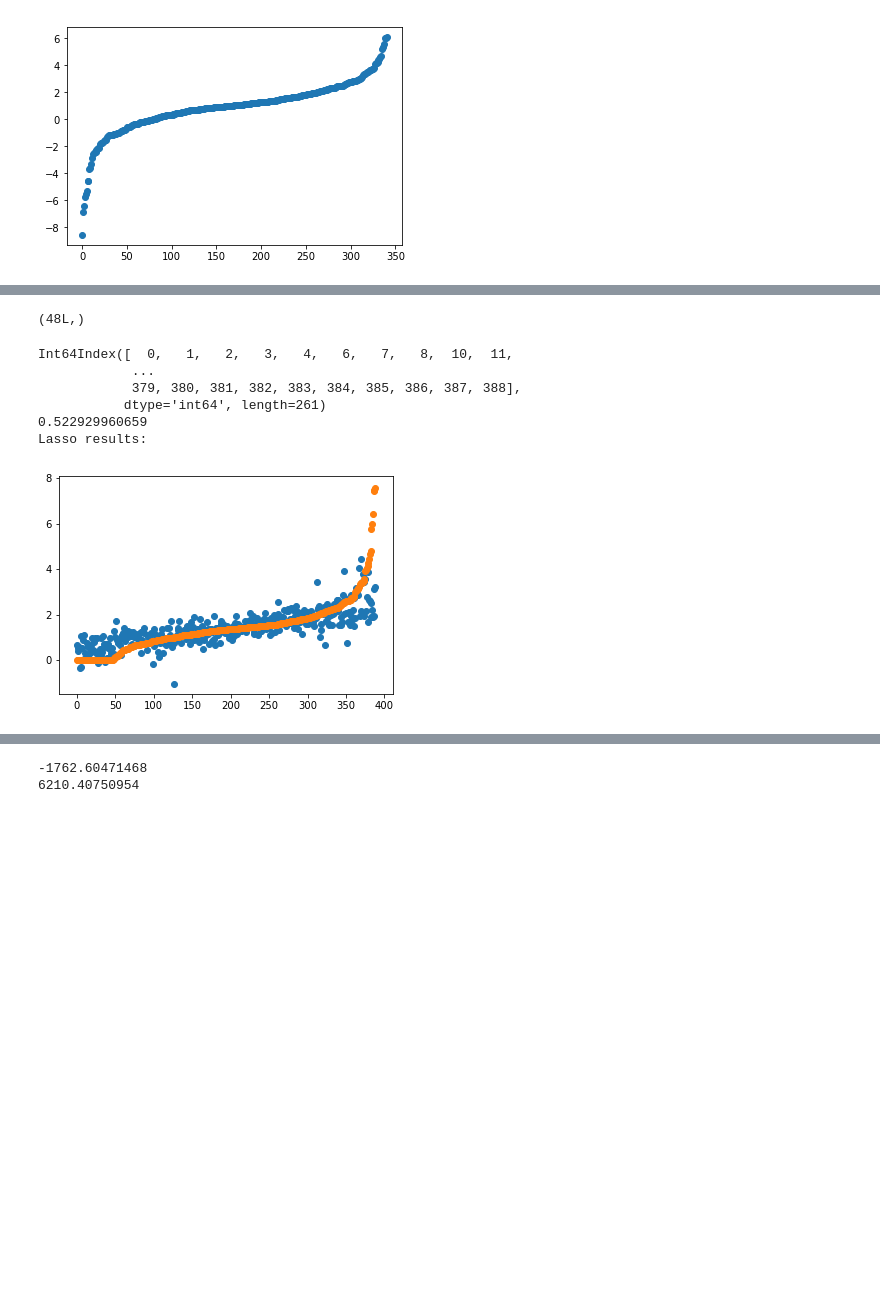
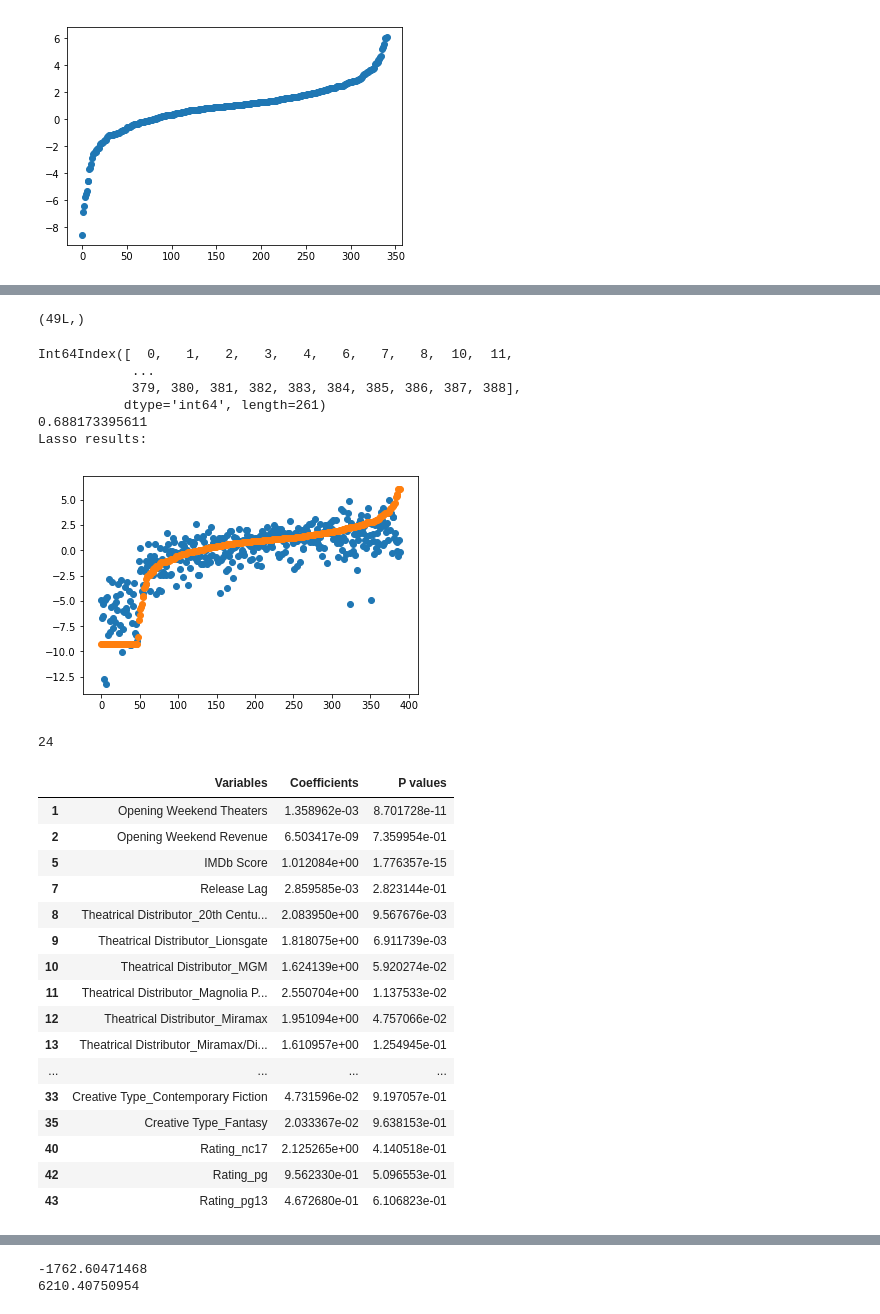
Before and after one commit to jasonyzhao/MetricsB, a Jupyter notebook: MetricsB.ipynb, the cells around one changed output, grey strips where cells are left out. Saved outputs shown, nothing was run; the diff lists cells and outputs as text; code cells hidden in the pictures; blank space fills up the shorter version.

Commit message:
using statsmethod for lasso instead of sklearn

```diff
--- a/MetricsB.ipynb
+++ b/MetricsB.ipynb
@@ -17,12 +19,15 @@ from sklearn.linear_model import Ridge
 
 df = pd.read_table("horror.txt", delimiter = '\t',parse_dates=True,infer_datetime_format=True,date_parser=pd.to_datetime)
 df['ROI'] = df['Worldwide Box Office']/df['Production Budget']#
-print df['ROI']
+#print df['ROI']
+minroi = np.min(df[df['ROI']>0]['ROI'])
+print minroi
 df['log ROI'] = df['ROI'].apply(lambda x: np.log(x) if x>0 else None)
-df['adj log ROI']= df['ROI'].apply(lambda x: np.log(x+0.000192307692308/2)) #if x>0 else -100)
+df['adj log ROI']= df['ROI'].apply(lambda x: np.log(x) if x>0 else np.log(x+minroi/2)) #if x>0 else -100)
 df['cube root ROI'] = df['ROI'].apply(lambda x : x**(1.0/3))
-print df['cube root ROI']
+#print df['cube root ROI']
 #print df['ROI']
 #print df.iloc[0:15]
 #print df.columns
+df
 # %% [output]
@@ -50,6 +53,6 @@ Name: cube root ROI, dtype: float64
 # %%
 ptest = df[['Title', 'Released','Released Worldwide', 'Year', 'Theatrical Distributor','Source','Creative Type', \
-            'Production Budget', 'Opening Weekend Theaters', 'Opening Weekend Revenue', 'Worldwide Box Office',\
+            'Production Budget', 'Opening Weekend Theaters', 'Opening Weekend Revenue',\
             'Jumps', 'Rating', 'Runtime', 'IMDb Score']]
 #print(df[['Title', 'Jumps']])
 # for i in df:
@@ -64,6 +67,10 @@ ptest = df[['Title', 'Released','Released Worldwide', 'Year', 'Theatrical Distri
 ptest['Released'] = pd.to_datetime(ptest['Released'], infer_datetime_format=True)
 ptest['Released Worldwide'] = pd.to_datetime(ptest['Released Worldwide'], infer_datetime_format=True)
 #print ptest['Released']
-plt.plot(ptest['Worldwide Box Office'])
-plt.show()
+#plt.plot(ptest['Worldwide Box Office'])
+#plt.show()
+ptest['Month'] = ptest['Released'].apply(lambda x: x.month)
+ptest['Release Lag'] = ptest['Released Worldwide']-ptest['Released']
+ptest['Release Lag'] = ptest['Release Lag'].apply(lambda x: x.total_seconds()/3600.0/24.0)
+ptest
 # %% [output]
@@ -199,7 +192,7 @@ print dummies.columns.shape
 #dummies[dummies['Runtime']<=60]
 #dummies = dummies['Runtime'].fillna(90)
 # %% [output]
-(48L,)
+(49L,)
 # %%
 blanks = dummies.copy()
 blanks = blanks.fillna(-20)
@@ -214,35 +204,68 @@ for col in blanks.iloc[:, 3:]:
+# %%
+def get_p(X, y, yhat,coefs):
+    sse = np.sum((yhat-y)**2,axis=0)/float(X.shape[0]-X.shape[1])
+    se = np.array([np.sqrt(np.diagonal(sse * np.linalg.inv(np.dot(X.T, X))))])
+    t = coefs/se
+    return 2 * (1 - stats.t.cdf(np.abs(t), y.shape[0] - X.shape[1]))
 # %%
 from sklearn.linear_model import LinearRegression
 
 dummies3 = dummies.iloc[:, 3:].apply(lambda x: x**3)
 #print dummies.iloc[0:3,3:]
 X = dummies.iloc[:,3:] #dummies3#.iloc[:, 3:]
 #y = df['log ROI']
 posidx = df[df['log ROI']>0].index
 print posidx
-y = df['cube root ROI']
+y = df['adj log ROI']
 #print X
 
-lassoreg = LassoLars(alpha=0.001,normalize=True, max_iter=10000)
+lassoreg = LassoLars(alpha=0.0025,normalize=True, max_iter=10000)
 lassoreg.fit(X,y)
 
 print lassoreg.score(X,y)
 print("Lasso results:")
 zip(dummies.columns[3:],lassoreg.coef_)
 
 lassohat = lassoreg.predict(X)
 resid = lassohat-y
 npy = np.array(y)
 nphat = np.array(lassohat)
 idx = np.argsort(y)
 plt.scatter(np.arange(len(y)), lassohat[idx])
 plt.scatter(np.arange(len(y)), y[idx])
 plt.show()
+results = pd.DataFrame()
+results['Variables']=dummies.columns[3:]
+results['Coefficients'] = lassoreg.coef_
+results['P values'] = get_p(X,y,lassohat,lassoreg.coef_).T
+posresults = results[results['Coefficients']>0]
+print len(posresults)
+posresults
+#ps=get_p(X,y,lassohat,lassoreg.coef_)
+#zip(dummies.columns[3:],lassoreg.coef_,ps.T)
 # %% [output]
 Int64Index([  0,   1,   2,   3,   4,   6,   7,   8,  10,  11,
             ...
             379, 380, 381, 382, 383, 384, 385, 386, 387, 388],
            dtype='int64', length=261)
-0.522929960659
+0.688173395611
 Lasso results:
-[figure, old version]
+[figure, new version]
+24
+|  | Variables | Coefficients | P values |
+| 1 | Opening Weekend Theaters | 1.358962e-03 | 8.701728e-11 |
+| 2 | Opening Weekend Revenue | 6.503417e-09 | 7.359954e-01 |
+| 5 | IMDb Score | 1.012084e+00 | 1.776357e-15 |
+| 7 | Release Lag | 2.859585e-03 | 2.823144e-01 |
+| 8 | Theatrical Distributor_20th Centu... | 2.083950e+00 | 9.567676e-03 |
+| 9 | Theatrical Distributor_Lionsgate | 1.818075e+00 | 6.911739e-03 |
+| 10 | Theatrical Distributor_MGM | 1.624139e+00 | 5.920274e-02 |
+| 11 | Theatrical Distributor_Magnolia P... | 2.550704e+00 | 1.137533e-02 |
+| 12 | Theatrical Distributor_Miramax | 1.951094e+00 | 4.757066e-02 |
+| 13 | Theatrical Distributor_Miramax/Di... | 1.610957e+00 | 1.254945e-01 |
+| ... | ... | ... | ... |
+| 33 | Creative Type_Contemporary Fiction | 4.731596e-02 | 9.197057e-01 |
+| 35 | Creative Type_Fantasy | 2.033367e-02 | 9.638153e-01 |
+| 40 | Rating_nc17 | 2.125265e+00 | 4.140518e-01 |
+| 42 | Rating_pg | 9.562330e-01 | 5.096553e-01 |
+| 43 | Rating_pg13 | 4.672680e-01 | 6.106823e-01 |
```
Also changed, not shown: parts of 14 cells of this notebook.
